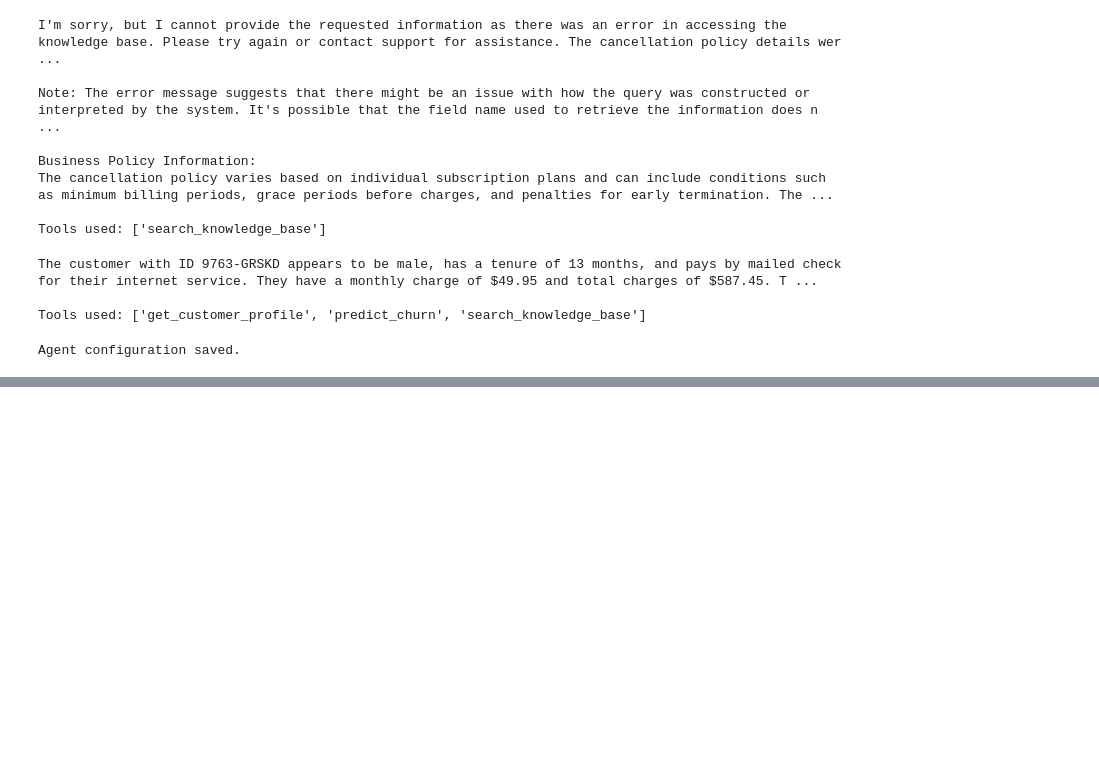
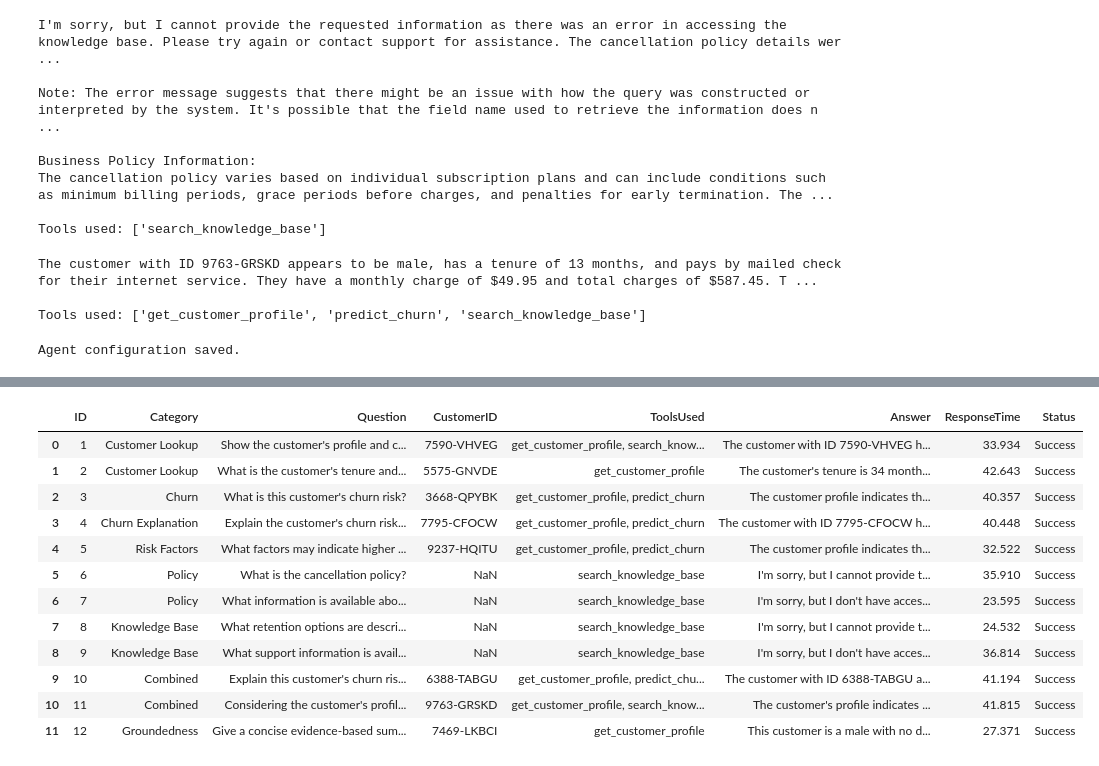
Before and after one commit to suthiA31/AximSoft_EOWA, a Jupyter notebook: WEEK_12/Notebooks/14_simple_agent.ipynb, the cells around one changed output, grey strips where cells are left out. Cells and saved outputs as stored; diff of their text form; code cells hidden in the pictures; blank space fills up the shorter version.

```diff
--- a/WEEK_12/Notebooks/14_simple_agent.ipynb
+++ b/WEEK_12/Notebooks/14_simple_agent.ipynb
@@ -25,13 +25,3 @@ else:
 # %% [output]
 Tool configuration loaded.
 {'tools': ['get_customer_profile', 'predict_churn', 'get_shap_explanation', 'search_knowledge_base'], 'workflow_type': 'lightweight_local_tool_calling', 'vector_database': 'FAISS', 'customer_database' ...
-# %%
-tool_config_path = "../models/tool_config.pkl"
-
-if os.path.exists(tool_config_path):
-    tool_config = joblib.load(tool_config_path)
-    print("Tool configuration loaded.")
-    print(tool_config)
-else:
-    print("Tool configuration file not found.")
-    print("Make sure Notebook 13 was completed successfully.")
@@ -612,0 +677,8 @@ Response Time:
+# %%
+customer_ids = customer_df["customerID"].astype(str).tolist()
+
+for i, item in enumerate(evaluation_questions):
+    if item["category"] not in ["Policy", "Knowledge Base"]:
+        item["customer_id"] = customer_ids[i]
+
+evaluation_questions
@@ -612,0 +703,55 @@ Response Time:
+# %%
+results = []
+
+for item in evaluation_questions:
+
+    start = time.time()
+
+    try:
+        result = simple_customer_agent(
+            item["question"],
+            item["customer_id"]
+        )
+
+        answer = result["answer"]
+        tools_used = result["selected_tools"]
+        response_time = result["response_time_seconds"]
+
+        status = "Success"
+
+    except Exception as e:
+
+        answer = str(e)
+        tools_used = []
+        response_time = round(time.time() - start, 3)
+
+        status = "Failed"
+
+    results.append({
+        "ID": item["id"],
+        "Category": item["category"],
+        "Question": item["question"],
+        "CustomerID": item["customer_id"],
+        "ToolsUsed": ", ".join(tools_used),
+        "Answer": answer,
+        "ResponseTime": response_time,
+        "Status": status
+    })
+
+evaluation_df = pd.DataFrame(results)
+
+evaluation_df
+# %% [output]
+|  | ID | Category | Question | CustomerID | ToolsUsed | Answer | ResponseTime | Status |
+| 0 | 1 | Customer Lookup | Show the customer's profile and c... | 7590-VHVEG | get_customer_profile, search_know... | The customer with ID 7590-VHVEG h... | 33.934 | Success |
+| 1 | 2 | Customer Lookup | What is the customer's tenure and... | 5575-GNVDE | get_customer_profile | The customer's tenure is 34 month... | 42.643 | Success |
+| 2 | 3 | Churn | What is this customer's churn risk? | 3668-QPYBK | get_customer_profile, predict_churn | The customer profile indicates th... | 40.357 | Success |
+| 3 | 4 | Churn Explanation | Explain the customer's churn risk... | 7795-CFOCW | get_customer_profile, predict_churn | The customer with ID 7795-CFOCW h... | 40.448 | Success |
+| 4 | 5 | Risk Factors | What factors may indicate higher ... | 9237-HQITU | get_customer_profile, predict_churn | The customer profile indicates th... | 32.522 | Success |
+| 5 | 6 | Policy | What is the cancellation policy? | NaN | search_knowledge_base | I'm sorry, but I cannot provide t... | 35.910 | Success |
+| 6 | 7 | Policy | What information is available abo... | NaN | search_knowledge_base | I'm sorry, but I don't have acces... | 23.595 | Success |
+| 7 | 8 | Knowledge Base | What retention options are descri... | NaN | search_knowledge_base | I'm sorry, but I cannot provide t... | 24.532 | Success |
+| 8 | 9 | Knowledge Base | What support information is avail... | NaN | search_knowledge_base | I'm sorry, but I don't have acces... | 36.814 | Success |
+| 9 | 10 | Combined | Explain this customer's churn ris... | 6388-TABGU | get_customer_profile, predict_chu... | The customer with ID 6388-TABGU a... | 41.194 | Success |
+| 10 | 11 | Combined | Considering the customer's profil... | 9763-GRSKD | get_customer_profile, search_know... | The customer's profile indicates ... | 41.815 | Success |
+| 11 | 12 | Groundedness | Give a concise evidence-based sum... | 7469-LKBCI | get_customer_profile | This customer is a male with no d... | 27.371 | Success |
```
Also changed, not shown: parts of 11 cells of this notebook, 22 other files.
